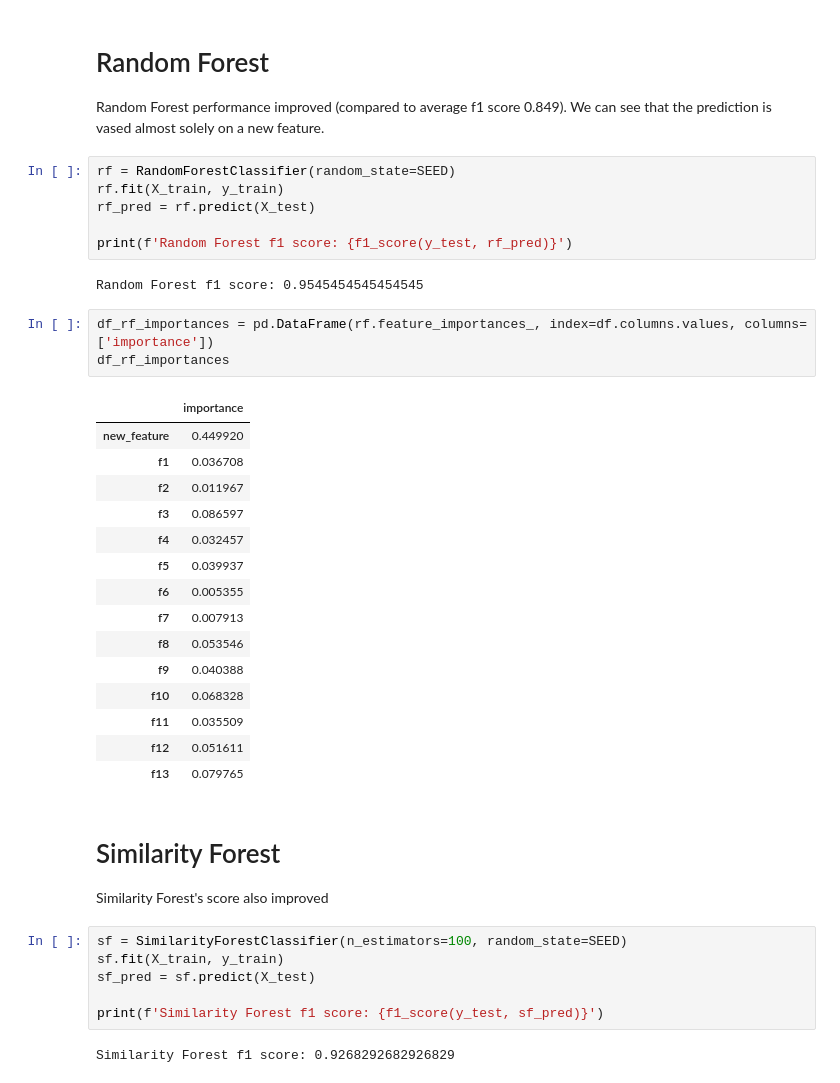
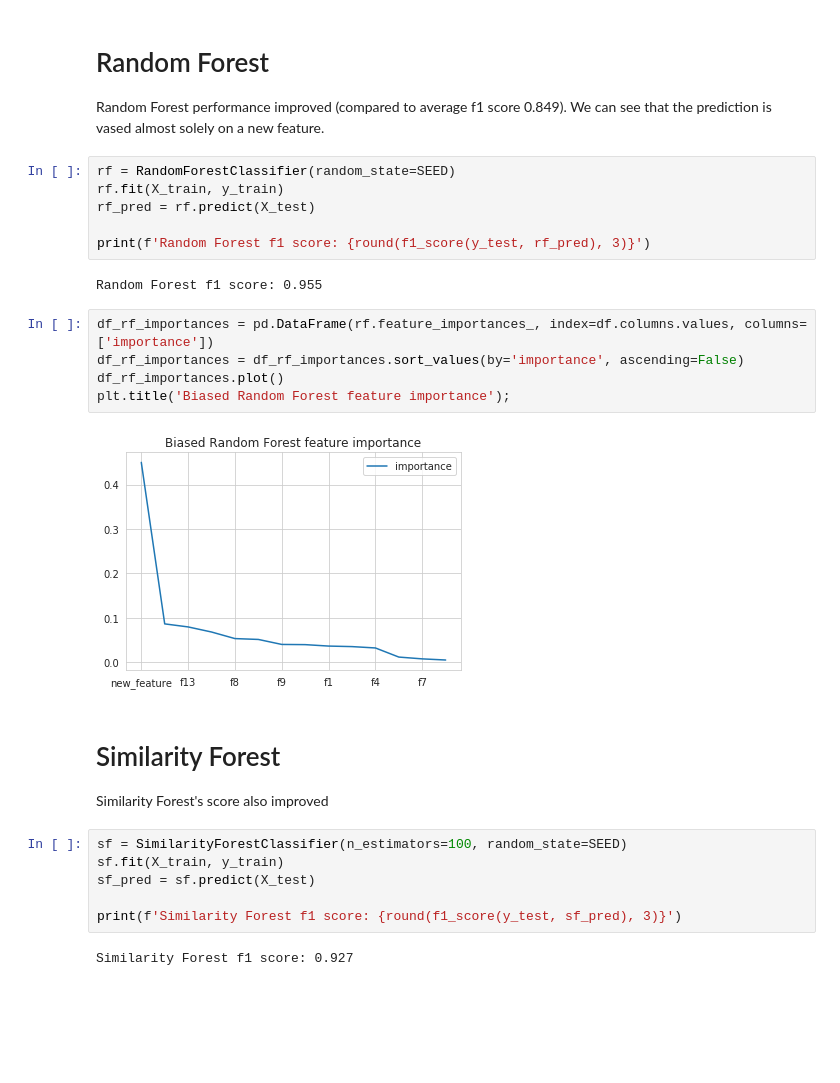
Before and after one commit to sfczekalski/similarity_forest, a Jupyter notebook: examples/Bias.ipynb, the cells around one changed output. Cells and saved outputs as stored; diff of their text form; blank space fills up the shorter version.

```diff
--- a/examples/Bias.ipynb
+++ b/examples/Bias.ipynb
@@ -79,28 +79,16 @@ rf = RandomForestClassifier(random_state=SEED)
 rf.fit(X_train, y_train)
 rf_pred = rf.predict(X_test)
 
-print(f'Random Forest f1 score: {f1_score(y_test, rf_pred)}')
+print(f'Random Forest f1 score: {round(f1_score(y_test, rf_pred), 3)}')
 # %% [output]
-Random Forest f1 score: 0.9545454545454545
+Random Forest f1 score: 0.955
 # %%
 df_rf_importances = pd.DataFrame(rf.feature_importances_, index=df.columns.values, columns=['importance'])
-df_rf_importances
+df_rf_importances = df_rf_importances.sort_values(by='importance', ascending=False)
+df_rf_importances.plot()
+plt.title('Biased Random Forest feature importance');
 # %% [output]
-|  | importance |
-| new_feature | 0.449920 |
-| f1 | 0.036708 |
-| f2 | 0.011967 |
-| f3 | 0.086597 |
-| f4 | 0.032457 |
-| f5 | 0.039937 |
-| f6 | 0.005355 |
-| f7 | 0.007913 |
-| f8 | 0.053546 |
-| f9 | 0.040388 |
-| f10 | 0.068328 |
-| f11 | 0.035509 |
-| f12 | 0.051611 |
-| f13 | 0.079765 |
+[figure, added]
 # %% [markdown]
 # Similarity Forest
 
@@ -110,9 +98,9 @@ sf = SimilarityForestClassifier(n_estimators=100, random_state=SEED)
 sf.fit(X_train, y_train)
 sf_pred = sf.predict(X_test)
 
-print(f'Similarity Forest f1 score: {f1_score(y_test, sf_pred)}')
+print(f'Similarity Forest f1 score: {round(f1_score(y_test, sf_pred), 3)}')
 # %% [output]
-Similarity Forest f1 score: 0.9268292682926829
+Similarity Forest f1 score: 0.927
 # %%
 x = [0.0, 0.01, 0.02, 0.03, 0.05, 0.08, 0.1, 0.12, 0.15, 0.18, 0.2, 0.3, 0.4, 0.5, 0.6, 0.7, 0.8, 0.9, 1.0]
 
```
Also changed, not shown: parts of 2 cells of this notebook.
